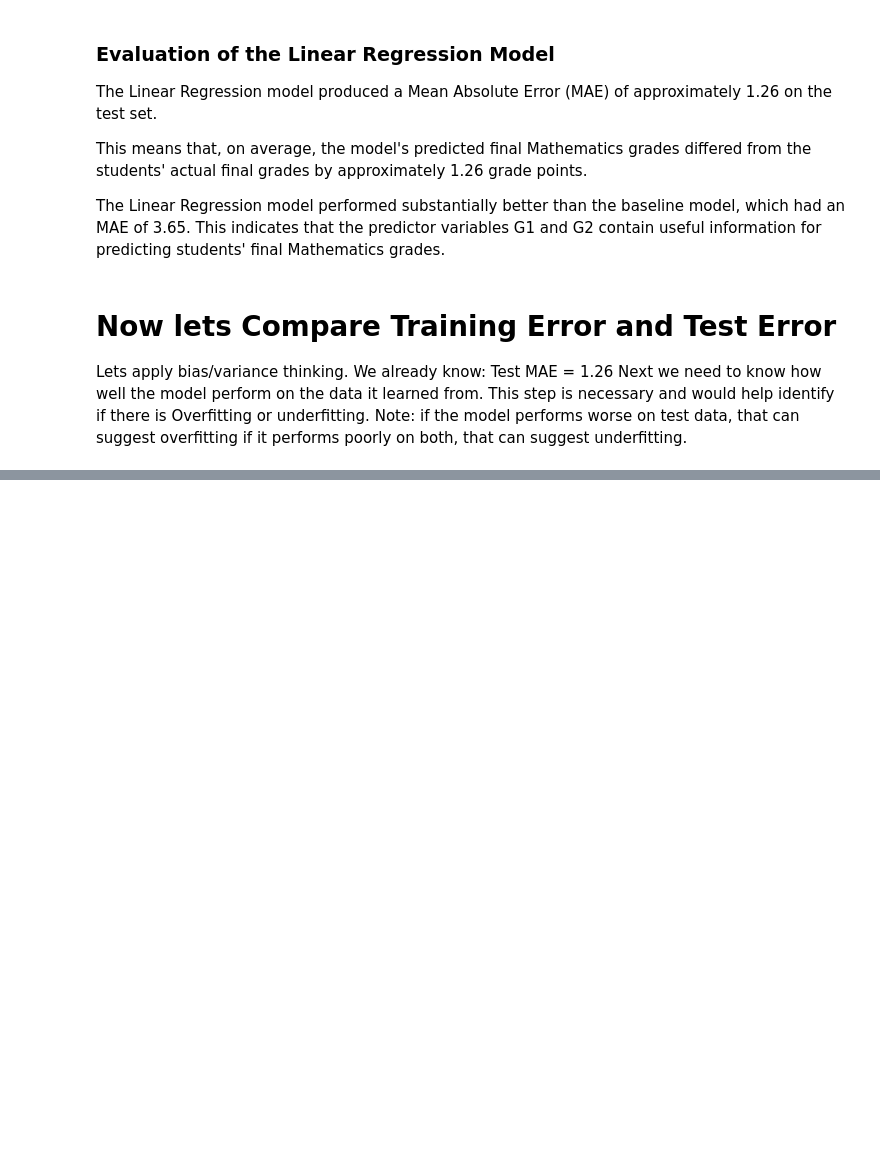
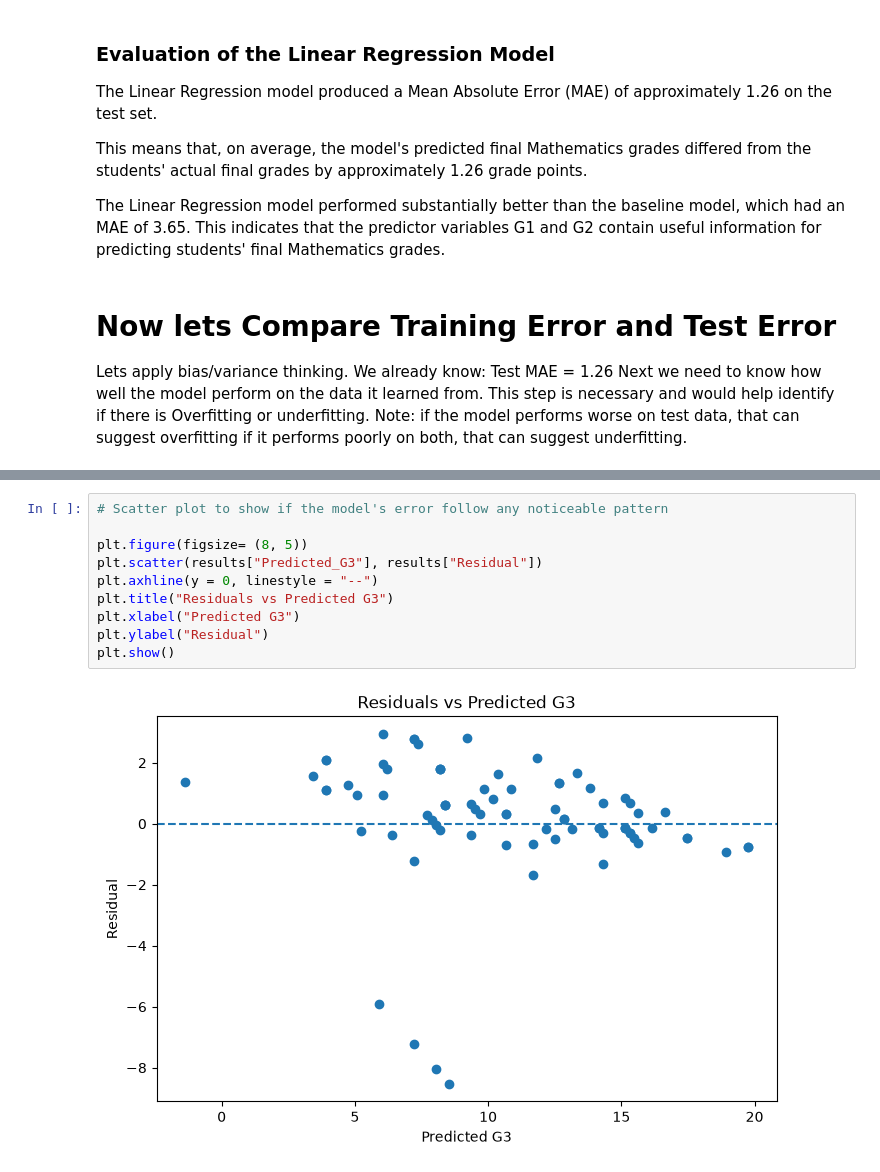
Before and after one commit to nayachuks/student-performance-data-analysis-ml, a Jupyter notebook: Project_01_Student_Performance_Clean.ipynb, the cells around one changed output, grey strips where cells are left out. Drawn from its saved outputs; the diff is of its cells as text; blank space fills up the shorter version.

```diff
--- a/Project_01_Student_Performance_Clean.ipynb
+++ b/Project_01_Student_Performance_Clean.ipynb
@@ -555,0 +679,12 @@ Note: if the model performs worse on test data, that can suggest overfitting
+# %%
+# Scatter plot to show if the model's error follow any noticeable pattern
+
+plt.figure(figsize= (8, 5))
+plt.scatter(results["Predicted_G3"], results["Residual"])
+plt.axhline(y = 0, linestyle = "--")
+plt.title("Residuals vs Predicted G3")
+plt.xlabel("Predicted G3")
+plt.ylabel("Residual")
+plt.show()
+# %% [output]
+[figure, added]
```
Also changed, not shown: parts of 26 cells of this notebook.
